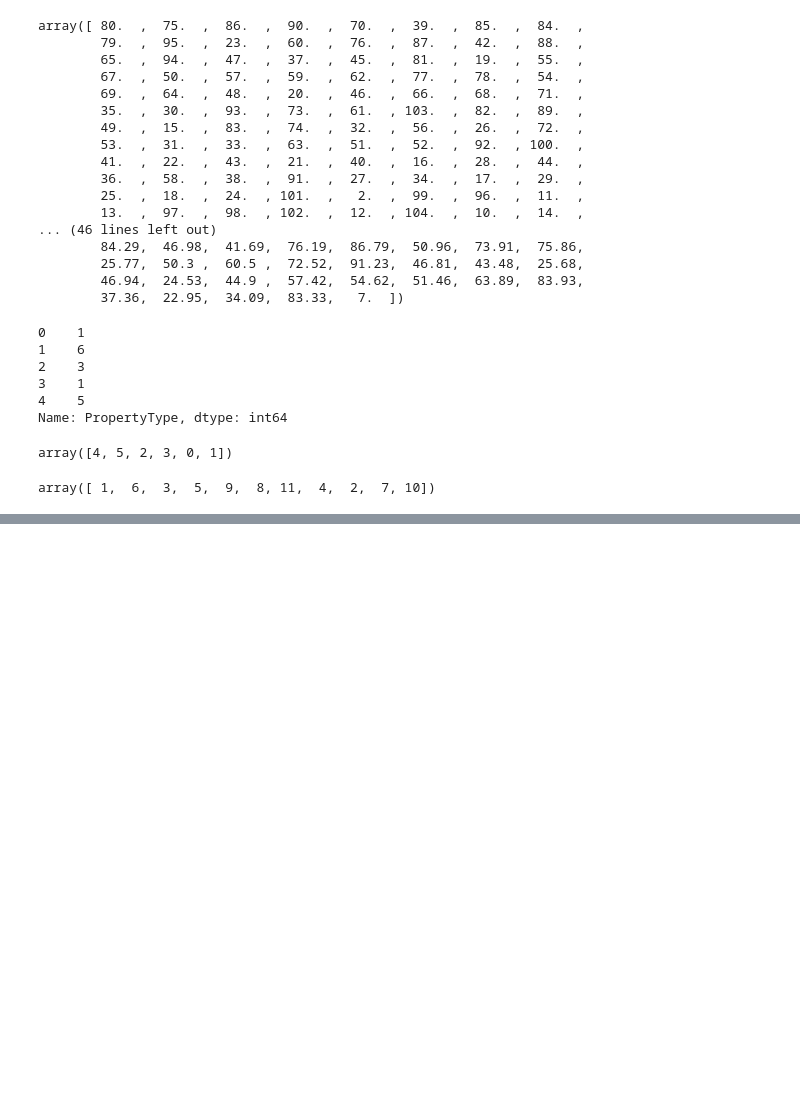
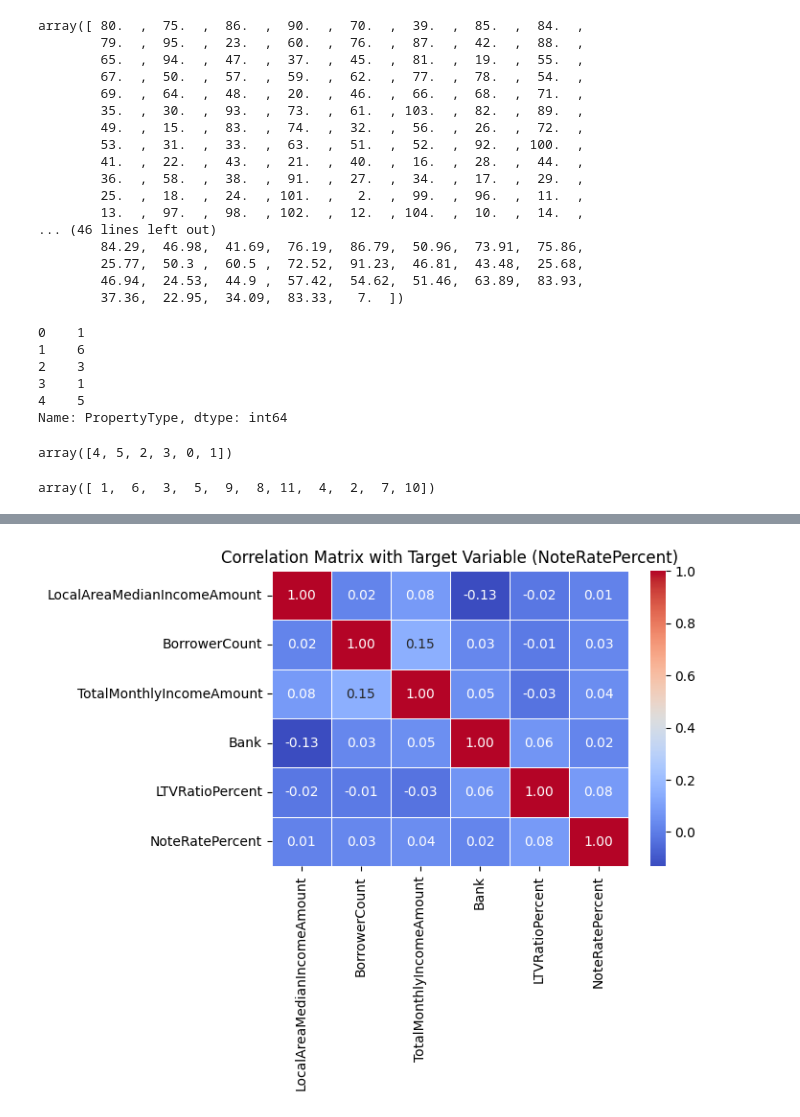
Before and after one commit to Prajwalv28/Capstone, a Jupyter notebook: Trial_git.ipynb, the cells around one changed output, grey strips where cells are left out. Saved outputs shown, nothing was run; the diff lists cells and outputs as text; code cells hidden in the pictures; blank space fills up the shorter version.

```diff
--- a/Trial_git.ipynb
+++ b/Trial_git.ipynb
@@ -657,0 +659,15 @@ df_standardized.head().T
+# %%
+from statsmodels.stats.outliers_influence import variance_inflation_factor
+
+df_numeric = df_standardized.copy()
+
+# Drop columns with constant values (as VIF cannot be computed for them)
+df_numeric = df_numeric.loc[:, df_numeric.nunique() > 1]
+
+# Compute VIF
+vif_data = pd.DataFrame()
+vif_data["Feature"] = df_numeric.columns
+vif_data["VIF"] = [variance_inflation_factor(df_numeric.values, i) for i in range(df_numeric.shape[1])]
+
+# Display VIF scores
+print(vif_data.sort_values(by="VIF", ascending=False))
@@ -657,0 +698,2 @@ df_standardized.head().T
+# %%
+df_numeric.drop(columns=['LoanAcquisitionActualUPBAmt','Borrower2EthnicityType'], errors='ignore', inplace=True)
@@ -657,0 +720,10 @@ df_standardized.head().T
+# %%
+df_numeric = df_numeric.loc[:, df_numeric.nunique() > 1]
+
+# Compute VIF
+vif_data = pd.DataFrame()
+vif_data["Feature"] = df_numeric.columns
+vif_data["VIF"] = [variance_inflation_factor(df_numeric.values, i) for i in range(df_numeric.shape[1])]
+
+# Display VIF scores
+print(vif_data.sort_values(by="VIF", ascending=False))
@@ -657,0 +750,15 @@ df_standardized.head().T
+# %%
+
+# Selecting relevant columns
+selected_columns = ['LocalAreaMedianIncomeAmount','BorrowerCount','TotalMonthlyIncomeAmount', 'Bank','LTVRatioPercent','NoteRatePercent']
+
+# Compute correlation matrix
+corr_matrix = df_numeric[selected_columns].corr()
+
+# Plot correlation heatmap
+plt.figure(figsize=(6, 4))
+sns.heatmap(corr_matrix, annot=True, cmap='coolwarm', fmt=".2f", linewidths=0.5)
+plt.title("Correlation Matrix with Target Variable (NoteRatePercent)")
+plt.show()
+# %% [output]
+[figure, added]
```
Also changed, not shown: parts of 29 cells of this notebook.
